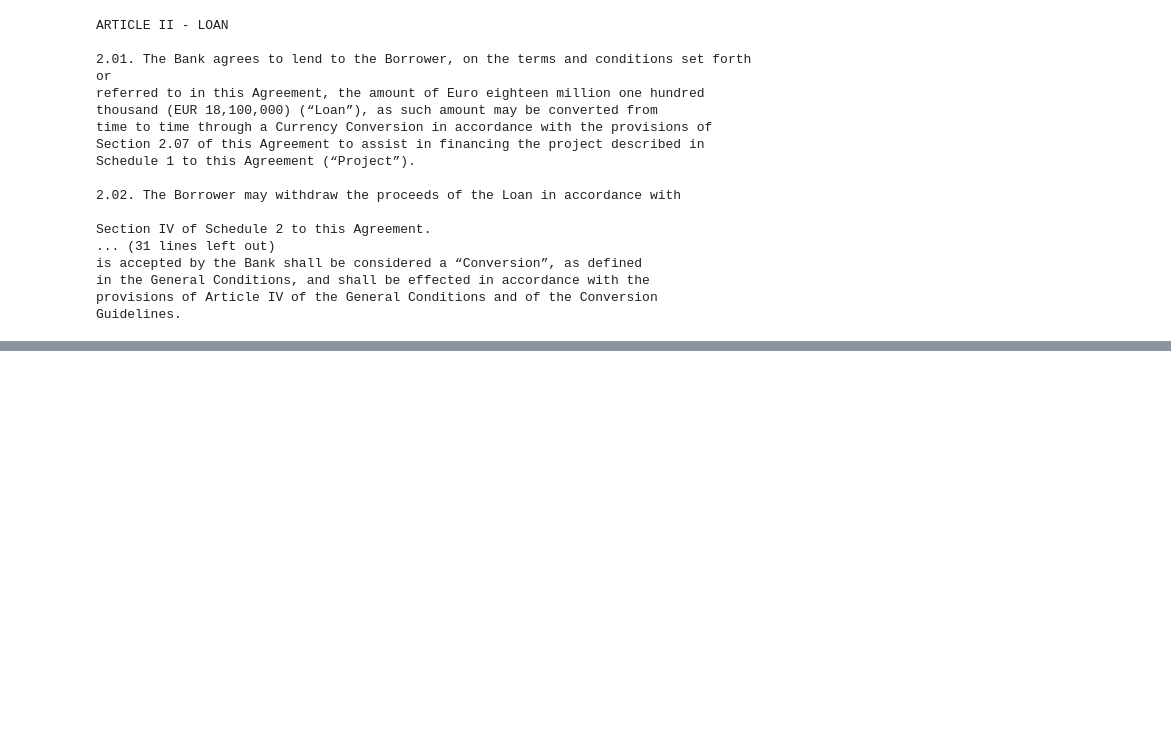
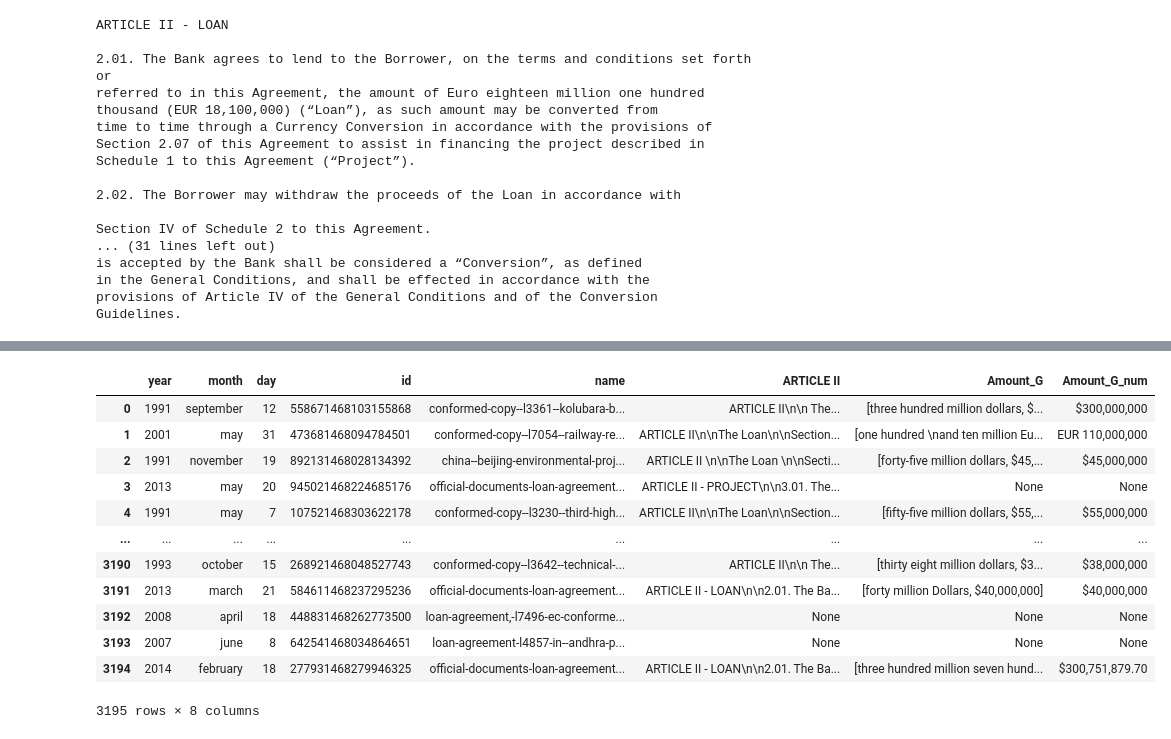
Before and after one commit to sliao7/Qarik-Project, a Jupyter notebook: feature_extraction.ipynb, the cells around one changed output, grey strips where cells are left out. Saved outputs shown, nothing was run; the diff lists cells and outputs as text; code cells hidden in the pictures; blank space fills up the shorter version.

```diff
--- a/feature_extraction.ipynb
+++ b/feature_extraction.ipynb
@@ -265,3 +265,21 @@ df.head()
 | 4 | 1991 | may | 7 | 107521468303622178 | conformed-copy--l3230--third-high... | CONFORMED COPY\n\nLOAN NUMBER 323... | [Bosnia and Herzegovina, United S... | {'TITLE': (0, 364), 'LOAN AGREEME... | CONFORMED COPY\n\nLOAN NUMBER 323... | ... |
 # %%
 df[['year', 'month', 'day', 'id', 'name', 'ARTICLE II', 'Amount_G', 'Amount_G_num']].to_pickle('world_bank_amounts.pickle')
+# %%
+df_amount = pd.read_pickle('world_bank_amounts.pickle')
+# %%
+df_amount
+# %% [output]
+|  | year | month | day | id | name | ARTICLE II | Amount_G | Amount_G_num |
+| 0 | 1991 | september | 12 | 558671468103155868 | conformed-copy--l3361--kolubara-b... | ARTICLE II\n\n The... | [three hundred million dollars, $... | $300,000,000 |
+| 1 | 2001 | may | 31 | 473681468094784501 | conformed-copy--l7054--railway-re... | ARTICLE II\n\nThe Loan\n\nSection... | [one hundred \nand ten million Eu... | EUR 110,000,000 |
+| 2 | 1991 | november | 19 | 892131468028134392 | china--beijing-environmental-proj... | ARTICLE II \n\nThe Loan \n\nSecti... | [forty-five million dollars, $45,... | $45,000,000 |
+| 3 | 2013 | may | 20 | 945021468224685176 | official-documents-loan-agreement... | ARTICLE II - PROJECT\n\n3.01. The... | None | None |
+| 4 | 1991 | may | 7 | 107521468303622178 | conformed-copy--l3230--third-high... | ARTICLE II\n\nThe Loan\n\nSection... | [fifty-five million dollars, $55,... | $55,000,000 |
+| ... | ... | ... | ... | ... | ... | ... | ... | ... |
+| 3190 | 1993 | october | 15 | 268921468048527743 | conformed-copy--l3642--technical-... | ARTICLE II\n\n The... | [thirty eight million dollars, $3... | $38,000,000 |
+| 3191 | 2013 | march | 21 | 584611468237295236 | official-documents-loan-agreement... | ARTICLE II - LOAN\n\n2.01. The Ba... | [forty million Dollars, $40,000,000] | $40,000,000 |
+| 3192 | 2008 | april | 18 | 448831468262773500 | loan-agreement,-l7496-ec-conforme... | None | None | None |
+| 3193 | 2007 | june | 8 | 642541468034864651 | loan-agreement-l4857-in--andhra-p... | None | None | None |
+| 3194 | 2014 | february | 18 | 277931468279946325 | official-documents-loan-agreement... | ARTICLE II - LOAN\n\n2.01. The Ba... | [three hundred million seven hund... | $300,751,879.70 |
+3195 rows × 8 columns
```
